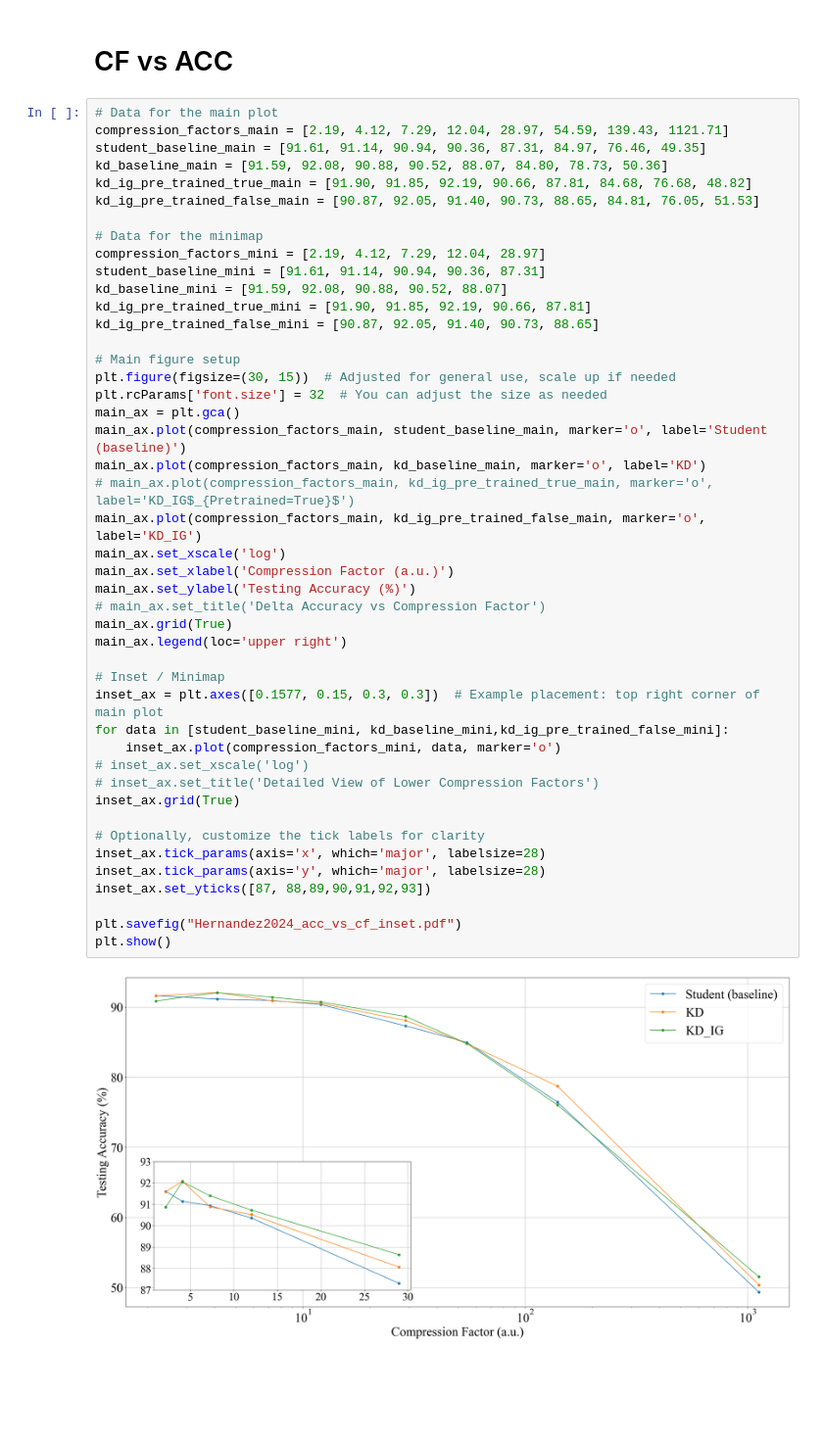
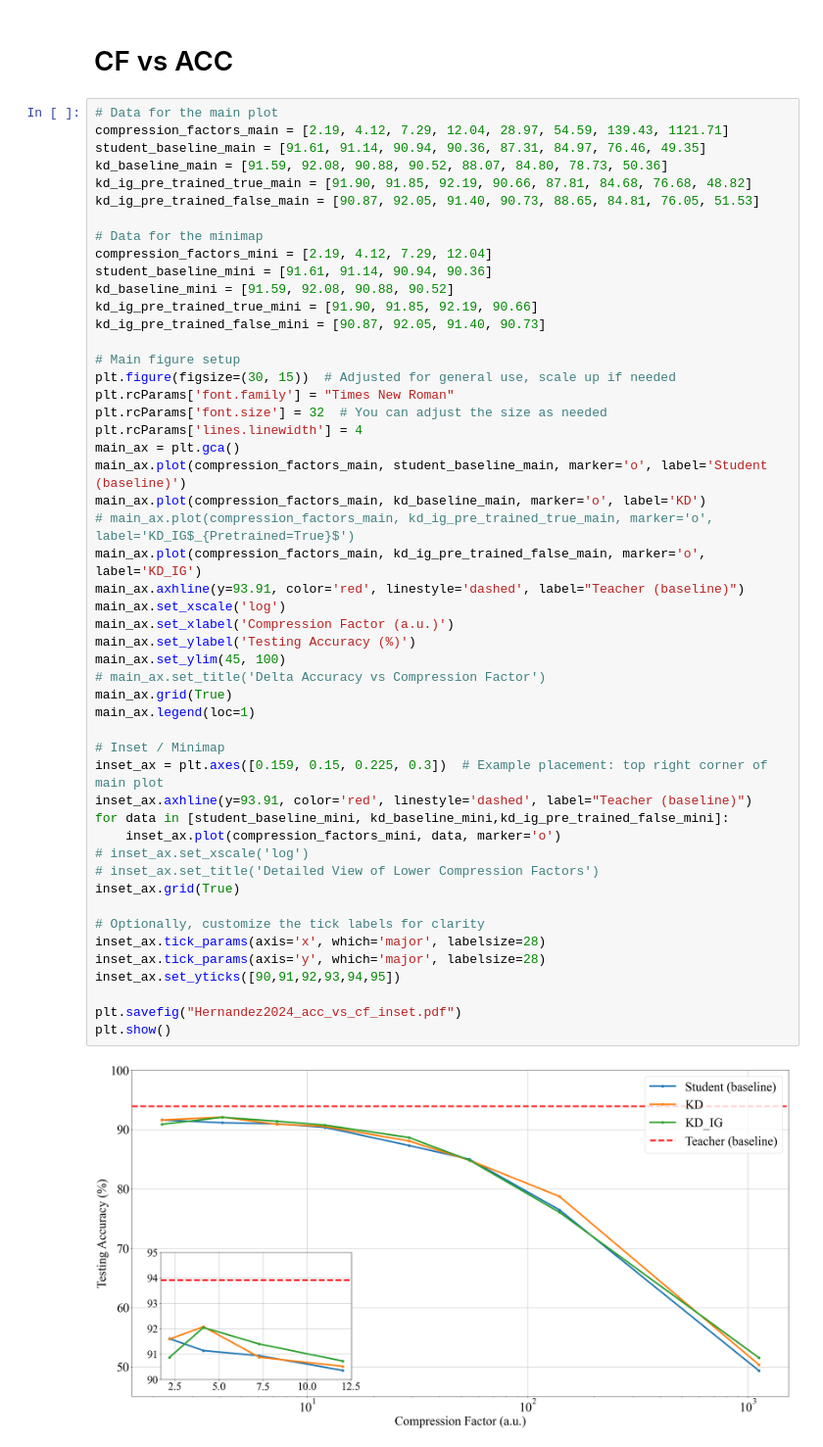
Before and after one commit to nordlinglab/ModelCompression-IntegratedGradients, a Jupyter notebook: Jupyter_notebooks/Paper_plots.ipynb, the cells around one changed output. Shown at 98% size. Drawn from its saved outputs; the diff is of its cells as text; blank space fills up the shorter version.

```diff
--- a/Jupyter_notebooks/Paper_plots.ipynb
+++ b/Jupyter_notebooks/Paper_plots.ipynb
@@ -366,41 +366,46 @@ kd_ig_pre_trained_true_main = [91.90, 91.85, 92.19, 90.66, 87.81, 84.68, 76.68,
 kd_ig_pre_trained_false_main = [90.87, 92.05, 91.40, 90.73, 88.65, 84.81, 76.05, 51.53]
 
 # Data for the minimap
-compression_factors_mini = [2.19, 4.12, 7.29, 12.04, 28.97]
-student_baseline_mini = [91.61, 91.14, 90.94, 90.36, 87.31]
-kd_baseline_mini = [91.59, 92.08, 90.88, 90.52, 88.07]
-kd_ig_pre_trained_true_mini = [91.90, 91.85, 92.19, 90.66, 87.81]
-kd_ig_pre_trained_false_mini = [90.87, 92.05, 91.40, 90.73, 88.65]
+compression_factors_mini = [2.19, 4.12, 7.29, 12.04]
+student_baseline_mini = [91.61, 91.14, 90.94, 90.36]
+kd_baseline_mini = [91.59, 92.08, 90.88, 90.52]
+kd_ig_pre_trained_true_mini = [91.90, 91.85, 92.19, 90.66]
+kd_ig_pre_trained_false_mini = [90.87, 92.05, 91.40, 90.73]
 
 # Main figure setup
 plt.figure(figsize=(30, 15))  # Adjusted for general use, scale up if needed
+plt.rcParams['font.family'] = "Times New Roman"
 plt.rcParams['font.size'] = 32  # You can adjust the size as needed
+plt.rcParams['lines.linewidth'] = 4
 main_ax = plt.gca()
 main_ax.plot(compression_factors_main, student_baseline_main, marker='o', label='Student (baseline)')
 main_ax.plot(compression_factors_main, kd_baseline_main, marker='o', label='KD')
 # main_ax.plot(compression_factors_main, kd_ig_pre_trained_true_main, marker='o', label='KD_IG$_{Pretrained=True}$')
 main_ax.plot(compression_factors_main, kd_ig_pre_trained_false_main, marker='o', label='KD_IG')
+main_ax.axhline(y=93.91, color='red', linestyle='dashed', label="Teacher (baseline)")
 main_ax.set_xscale('log')
 main_ax.set_xlabel('Compression Factor (a.u.)')
 main_ax.set_ylabel('Testing Accuracy (%)')
+main_ax.set_ylim(45, 100)
 # main_ax.set_title('Delta Accuracy vs Compression Factor')
 main_ax.grid(True)
-main_ax.legend(loc='upper right')
+main_ax.legend(loc=1)
 
 # Inset / Minimap
-inset_ax = plt.axes([0.1577, 0.15, 0.3, 0.3])  # Example placement: top right corner of main plot
+inset_ax = plt.axes([0.159, 0.15, 0.225, 0.3])  # Example placement: top right corner of main plot
+inset_ax.axhline(y=93.91, color='red', linestyle='dashed', label="Teacher (baseline)")
 for data in [student_baseline_mini, kd_baseline_mini,kd_ig_pre_trained_false_mini]:
     inset_ax.plot(compression_factors_mini, data, marker='o')
 # inset_ax.set_xscale('log')
 # inset_ax.set_title('Detailed View of Lower Compression Factors')
 inset_ax.grid(True)
 
 # Optionally, customize the tick labels for clarity
 inset_ax.tick_params(axis='x', which='major', labelsize=28)
 inset_ax.tick_params(axis='y', which='major', labelsize=28)
-inset_ax.set_yticks([87, 88,89,90,91,92,93])
+inset_ax.set_yticks([90,91,92,93,94,95])
 
 plt.savefig("Hernandez2024_acc_vs_cf_inset.pdf")
 plt.show()
 # %% [output]
-[figure, old version]
+[figure, new version]
```
Also changed, not shown: parts of 7 cells of this notebook, 6 other files.
